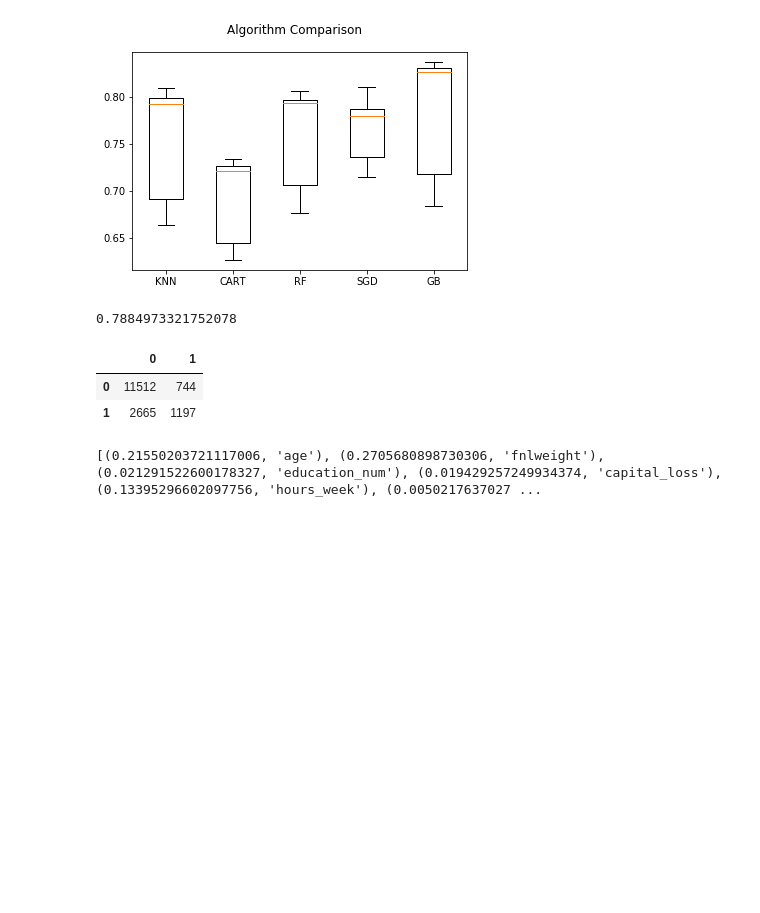
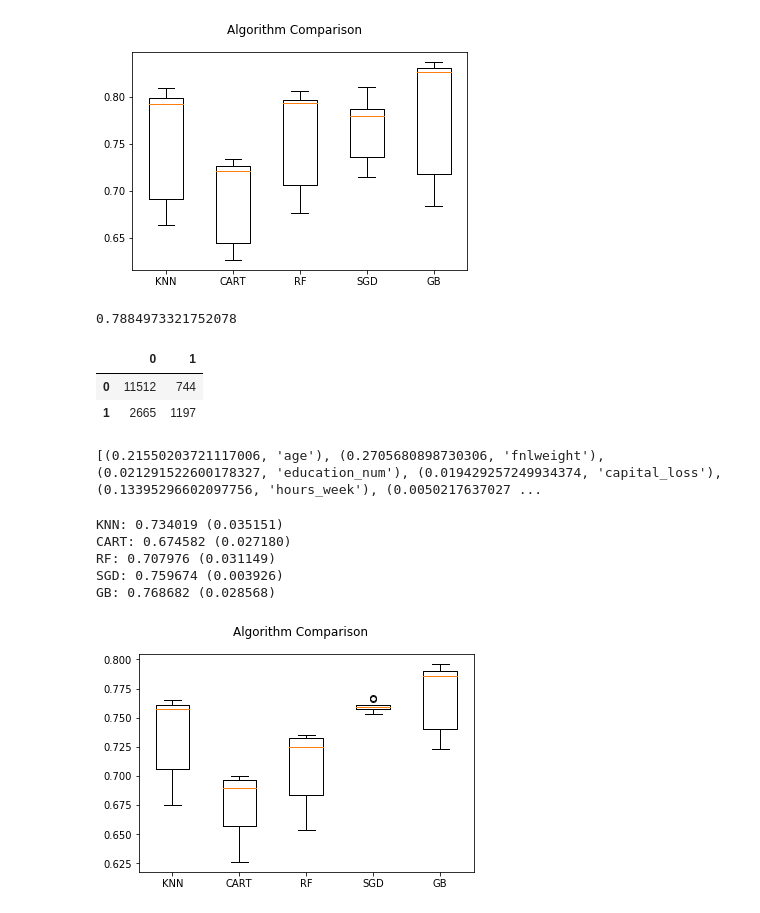
Before and after one commit to edimaudo/Python-projects, a Jupyter notebook: portfolio/census/census.ipynb, the cells around one changed output. Cells and saved outputs as stored; diff of their text form; code cells hidden in the pictures; blank space fills up the shorter version.

```diff
--- a/portfolio/census/census.ipynb
+++ b/portfolio/census/census.ipynb
@@ -204,2 +199,4 @@ df_new2 = df_new[['LIMIT_BAL', 'PAY_0', 'PAY_2', 'PAY_3', 'PAY_4', 'PAY_5', 'PAY
+# %%
+df_new2 = df_new[['age','fnlweight','education_num','capital_loss','class']]
 # %%
 #data split
@@ -219,36 +216,43 @@ from sklearn.linear_model import SGDClassifier
 from sklearn.ensemble import GradientBoostingClassifier
 #perform classification
 array = df_new2.values
-X = array[:,0:20]
-Y = array[:,20]
+X = array[:,0:4]
+Y = array[:,4]
 # prepare configuration for cross validation test harness
 seed = 7
 # prepare models
 models = []
 models.append(('KNN', KNeighborsClassifier()))
 models.append(('CART', DecisionTreeClassifier()))
 #models.append(('SVM', SVC()))
 models.append(('RF', RandomForestClassifier()))
 models.append(('SGD', SGDClassifier()))
 models.append(('GB', GradientBoostingClassifier()))
 # evaluate each model in turn
 results = []
 names = []
 scoring = 'accuracy'
 for name, model in models:
     kfold = model_selection.KFold(n_splits=10, random_state=seed)
     cv_results = model_selection.cross_val_score(model, X, Y, cv=kfold, scoring=scoring)
     results.append(cv_results)
     names.append(name)
     msg = "%s: %f (%f)" % (name, cv_results.mean(), cv_results.std())
     print(msg)
 # boxplot algorithm comparison
 fig = plt.figure()
 fig.suptitle('Algorithm Comparison')
 ax = fig.add_subplot(111)
 plt.boxplot(results)
 ax.set_xticklabels(names)
 plt.show()
+# %% [output]
+KNN: 0.734019 (0.035151)
+CART: 0.674582 (0.027180)
+RF: 0.707976 (0.031149)
+SGD: 0.759674 (0.003926)
+GB: 0.768682 (0.028568)
+[figure, added]
 # %%
 import warnings
 warnings.simplefilter(action='ignore')
```
Also changed, not shown: parts of 4 cells of this notebook.
